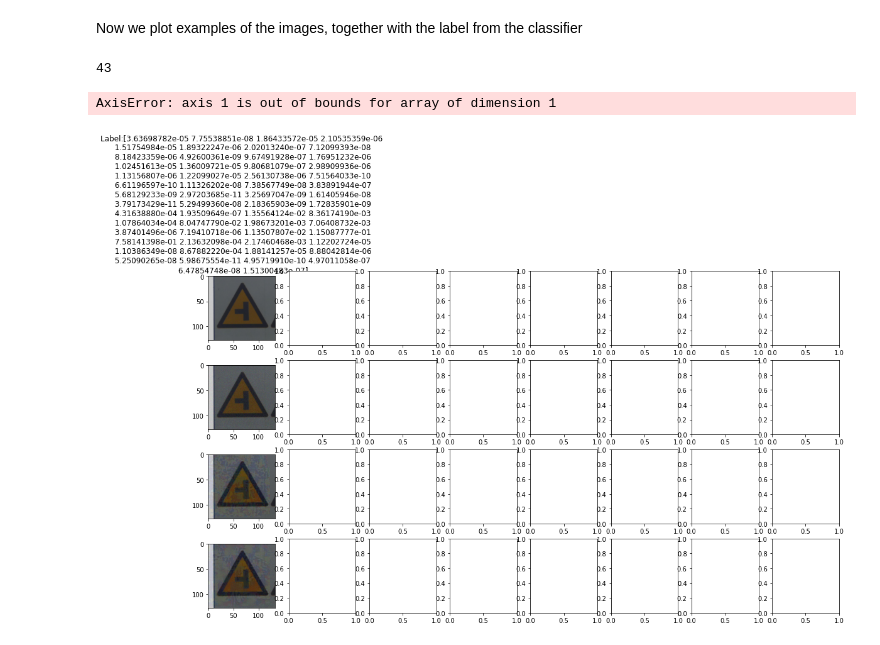
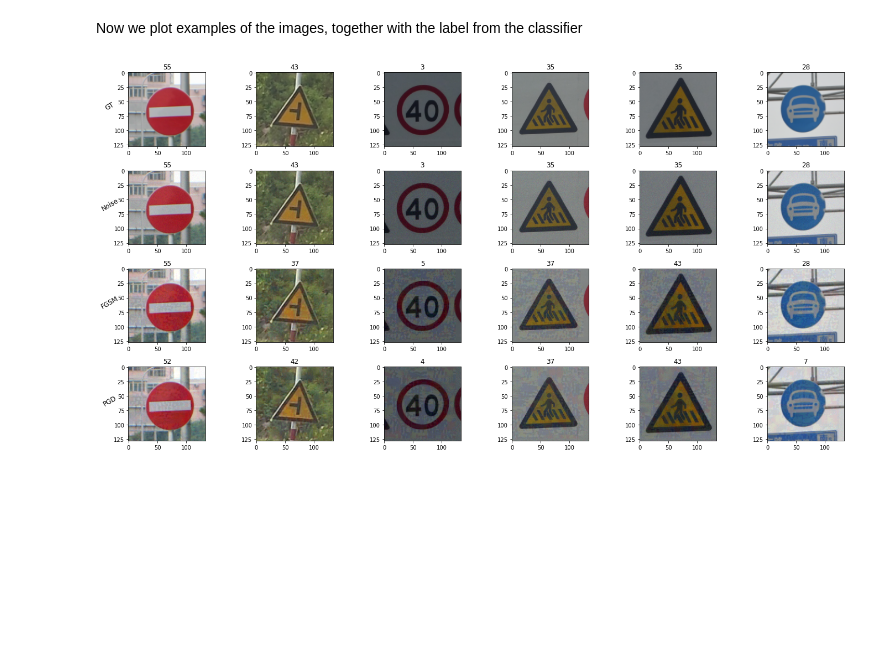
Before and after one commit to Stocastico/AdversarialRobustness, a Jupyter notebook: Part 2/Part_2.1_Stefano.ipynb, the cells around one changed output. Drawn from its saved outputs; the diff is of its cells as text; code cells hidden in the pictures; blank space fills up the shorter version.

```diff
--- a/Part 2/Part_2.1_Stefano.ipynb
+++ b/Part 2/Part_2.1_Stefano.ipynb
@@ -127,30 +120,27 @@ Accuracy on pgd-corrupted dataset: 10.00%
 # %% [markdown]
 Now we plot examples of the images, together with the label from the classifier
-# %%
-pred_pgd[0].argmax()
-# %% [output]
-43
 # %%
 ROWS = 4
-COLS = 8
-fig, ax = plt.subplots(ROWS, COLS)
+COLS = 6
+fig, axes = plt.subplots(ROWS, COLS, figsize=(20, 10))
+
+row_labels = ['GT', 'Noise', 'FGSM', 'PGD']
 
 for k in range(COLS):
-    ax[0,k].imshow(valid_X[k])
-    ax[1,k].imshow(valid_X_uniform_noise[k]) #.clip(0.0,1.0)
-    ax[2,k].imshow(valid_X_fgsm[k])
-    ax[3,k].imshow(valid_X_pgd[k])
+    axes[0,k].imshow(valid_X[k])
+    axes[1,k].imshow(valid_X_uniform_noise[k].clip(0.0,1.0)) #.clip(0.0,1.0)
+    axes[2,k].imshow(valid_X_fgsm[k])
+    axes[3,k].imshow(valid_X_pgd[k])
 
-    ax[0,k].set_title('Label:' + str(pred_base[k]))
-    ax[1,k].set_title('Label:' + str(pred_noise[k].argmax(axis=1)))
-    ax[2,k].set_title('Label:' + str(pred_fgsm[k].argmax(axis=1)))
-    ax[3,k].set_title('Label:' + str(pred_pgd[k].argmax(axis=1)))
+    axes[0,k].set_title(str(pred_base[k].argmax()))
+    axes[1,k].set_title(str(pred_noise[k].argmax()))
+    axes[2,k].set_title(str(pred_fgsm[k].argmax()))
+    axes[3,k].set_title(str(pred_pgd[k].argmax()))
 
-    ax[0,k].axis('off')
-    ax[1,k].axis('off')
-    ax[2,k].axis('off')
-    ax[3,k].axis('off')
+for ax, row in zip(axes[:,0], row_labels):
+    ax.set_ylabel(row, rotation=30, size='large')
+
+fig.tight_layout()
 plt.show()
 # %% [output]
-AxisError: axis 1 is out of bounds for array of dimension 1
-[figure, old version]
+[figure, new version]
```
Also changed, not shown: parts of 3 cells of this notebook, 1 other file.
